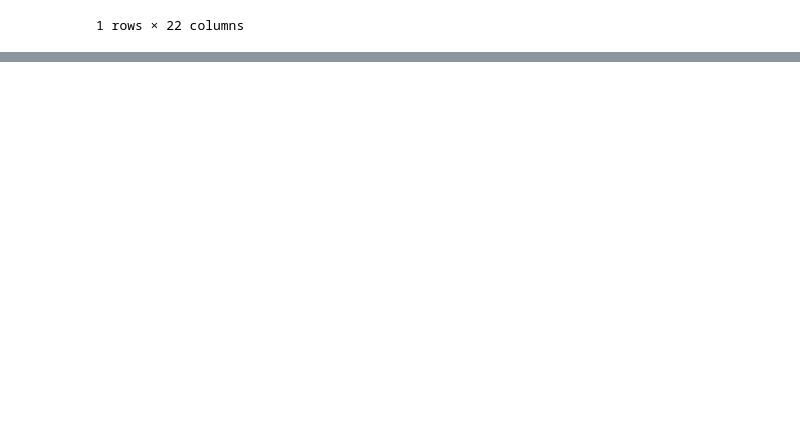
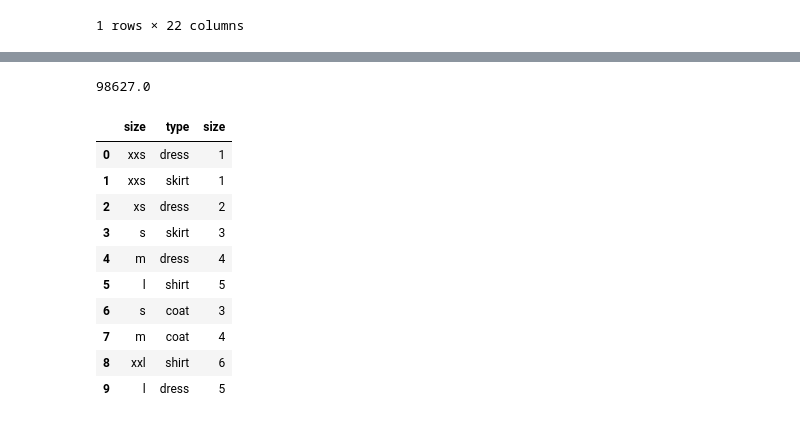
Before and after one commit to govoridaa/SF, a Jupyter notebook: учебный материал/Блок 3. Разведывательный анализ данных/EDA-3. Проектирование признаков/EDA-3. Проектирование признаков.ipynb, the cells around one changed output, grey strips where cells are left out. Drawn from its saved outputs; the diff is of its cells as text; code cells hidden in the pictures; blank space fills up the shorter version.

```diff
--- a/учебный материал/Блок 3. Разведывательный анализ данных/EDA-3. Проектирование признаков/EDA-3. Проектирование признаков.ipynb
+++ b/учебный материал/Блок 3. Разведывательный анализ данных/EDA-3. Проектирование признаков/EDA-3. Проектирование признаков.ipynb
@@ -53,0 +97,47 @@ display(wine[wine['title']=='Gård 2014 Grand Klasse Reserve Lawrence Vineyards
+# %%
+# Создайте признак количество дней с момента произведения вина — years_diff для датасета винных обзоров.
+# За дату отсчёта возьмите 12 января 2022 года. В ответ впишите максимальное количество дней с момента
+# произведения вина. Ответ округлите до целого числа.
+# pd.to_datetime('2022-01-12') преобразовываем заданное значение строки в дату. dt.days находим кол-во дней
+wine['years_diff']=(pd.to_datetime('2022-01-12')-wine['year']).dt.days
+print(wine['years_diff'].max())
+# %% [output]
+98627.0
+# %%
+import category_encoders as ce
+import pandas as pd
+# инициализируем информацию об одежде
+clothing_list = [
+    ['xxs', 'dress'],
+    ['xxs', 'skirt'],
+    ['xs', 'dress'],
+    ['s', 'skirt'],
+    ['m', 'dress'],
+    ['l', 'shirt'],
+    ['s', 'coat'],
+    ['m', 'coat'],
+    ['xxl', 'shirt'],
+    ['l', 'dress']
+]
+
+clothing = pd.DataFrame(clothing_list, columns = ['size',  'type'])
+ord_encoder = ce.OrdinalEncoder(mapping=[{
+	'col': 'size',
+	'mapping': {'xxs': 1, 'xs': 2, 's': 3,
+                'm': 4, 'l': 5, 'xxl': 6}
+}])
+data_bin = ord_encoder.fit_transform(clothing[['size']])
+clothing = pd.concat([clothing, data_bin], axis=1)
+clothing
+# %% [output]
+|  | size | type | size |
+| 0 | xxs | dress | 1 |
+| 1 | xxs | skirt | 1 |
+| 2 | xs | dress | 2 |
+| 3 | s | skirt | 3 |
+| 4 | m | dress | 4 |
+| 5 | l | shirt | 5 |
+| 6 | s | coat | 3 |
+| 7 | m | coat | 4 |
+| 8 | xxl | shirt | 6 |
+| 9 | l | dress | 5 |
```
Also changed, not shown: parts of 2 cells of this notebook.
